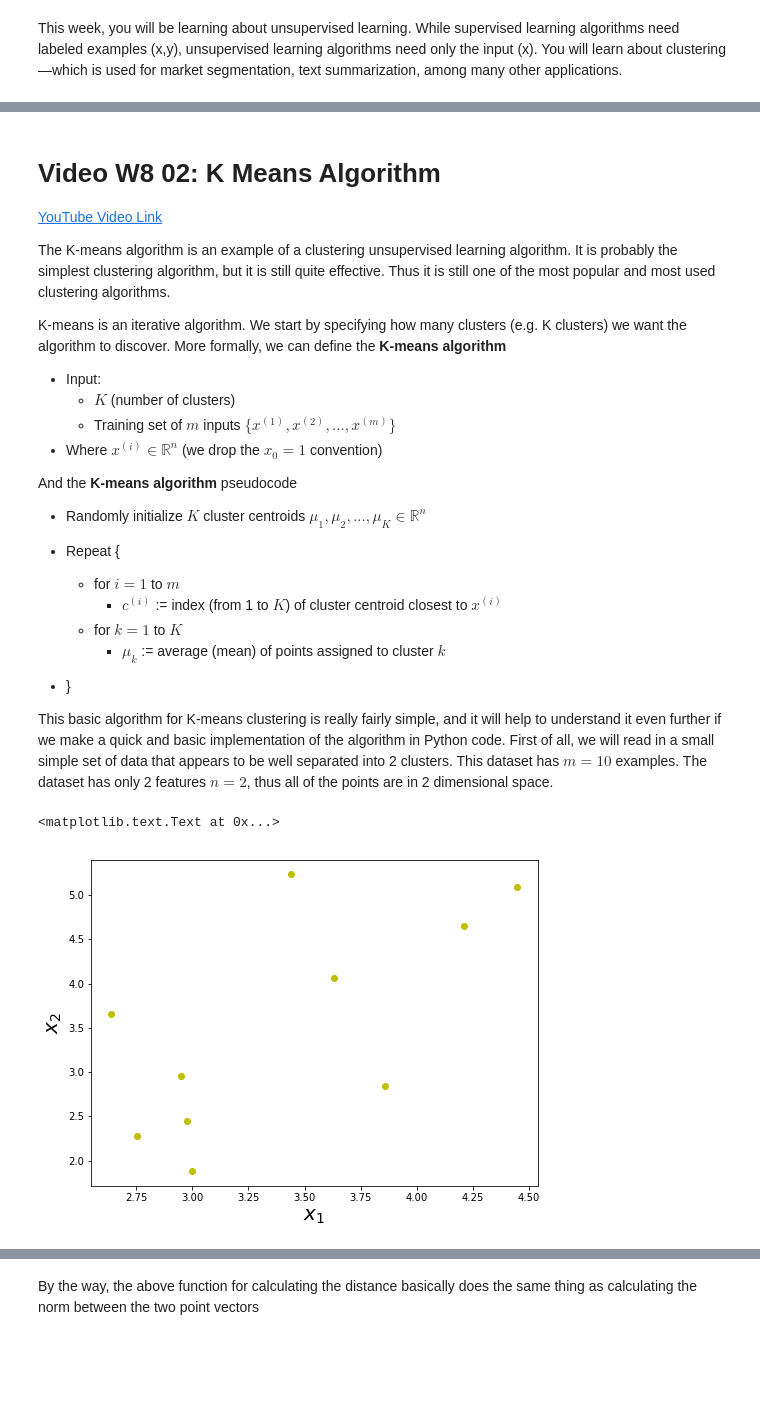
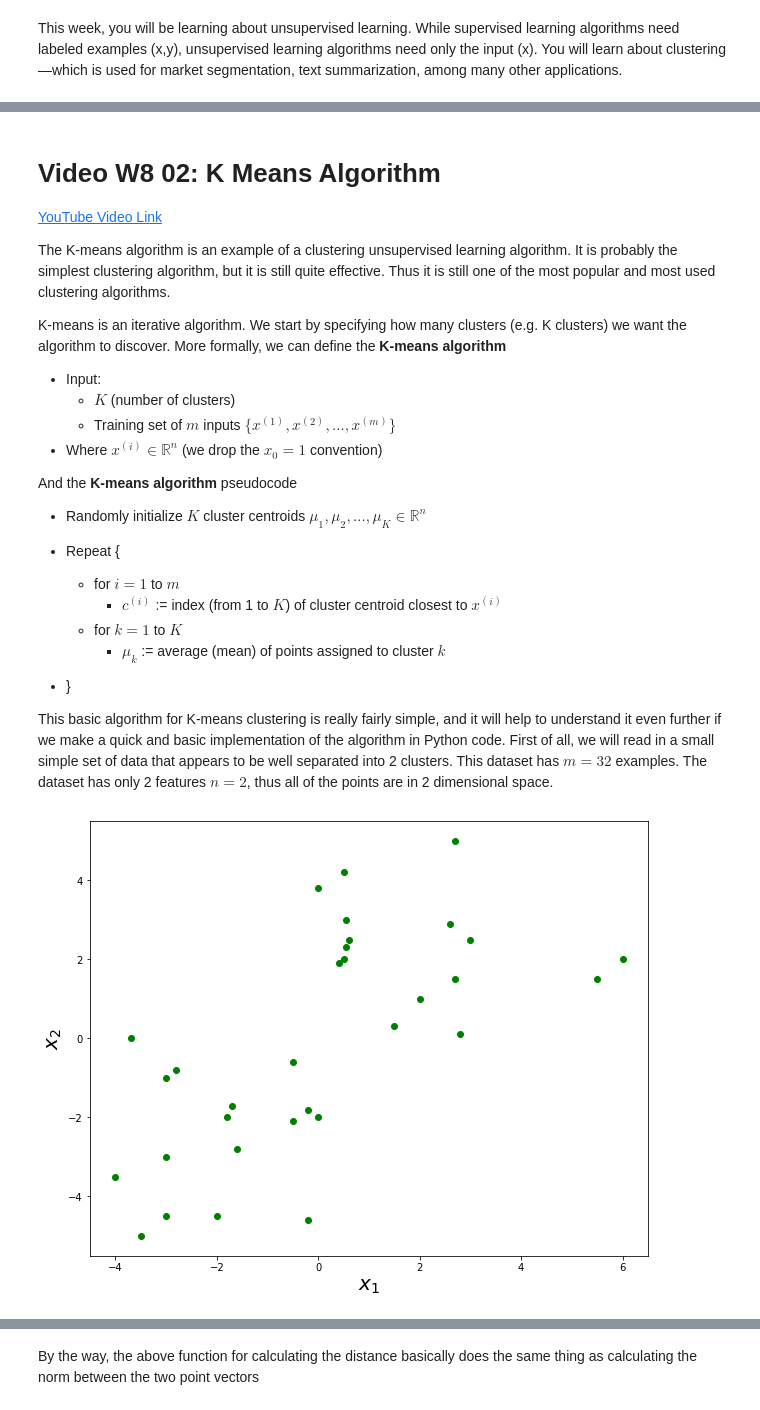
Before and after one commit to tgrasty/CSCI574-Machine-Learning, a Jupyter notebook: lectures/Lecture-11-Unsupervised-Learning.ipynb, the cells around one changed output, grey strips where cells are left out. Saved outputs shown, nothing was run; the diff lists cells and outputs as text; code cells hidden in the pictures; blank space fills up the shorter version.

Commit message:
Update lecture 11 on K-means clustering.  Add some scikit-learn examples.

```diff
--- a/lectures/Lecture-11-Unsupervised-Learning.ipynb
+++ b/lectures/Lecture-11-Unsupervised-Learning.ipynb
@@ -3,8 +3,10 @@ import numpy as np
 import matplotlib.pyplot as plt
 import pandas as pd
 import matplotlib
+import seaborn as sns
 %matplotlib inline
-matplotlib.rcParams['figure.figsize'] = (8, 6) # set default figure size, 8in by 6in
+# %%
+matplotlib.rcParams['figure.figsize'] = (10, 8) # set default figure size, 10in by 8in
 # %% [markdown]
 This week, you will be learning about unsupervised learning. While supervised learning algorithms need labeled examples (x,y), unsupervised learning algorithms need only the input (x). You will learn about clustering—which is used for market segmentation, text summarization, among many other applications.
 # %% [markdown]
@@ -46,19 +137,18 @@ And the **K-means algorithm** pseudocode
 
 This basic algorithm for K-means clustering is really fairly simple, and it will help to understand it even further if we make
 a quick and basic implementation of the algorithm in Python code.  First of all, we will read in a small simple set of
-data that appears to be well separated into 2 clusters.  This dataset has $m = 10$ examples.  The dataset has only 2 features
+data that appears to be well separated into 2 clusters.  This dataset has $m = 32$ examples.  The dataset has only 2 features
 $n = 2$, thus all of the points are in 2 dimensional space.
 # %%
 #from sklearn.datasets import make_blobs
 #X, y = make_blobs(n_samples = 10, n_features=2, centers=2, cluster_std = 0.8, center_box=(2, 5))
 #np.savetxt('data/lect-11-ex1data.csv', X, delimiter=',')
 X = np.loadtxt('data/lect-11-ex1data.csv', delimiter=',')
 
-plt.plot(X[:, 0], X[:, 1], 'yo')
+plt.plot(X[:, 0], X[:, 1], 'go')
 plt.xlabel(r'$x_1$', fontsize=20)
-plt.ylabel(r'$x_2$', fontsize=20)
+plt.ylabel(r'$x_2$', fontsize=20);
 # %% [output]
-<matplotlib.text.Text at 0x...>
-[figure, old version]
+[figure, new version]
 # %% [markdown]
 The first step in the K-means algorithm is to randomly initialize a set of centroids.  We usually initialze the centroids to be
```
Also changed, not shown: parts of 44 cells of this notebook, 1 other file.
